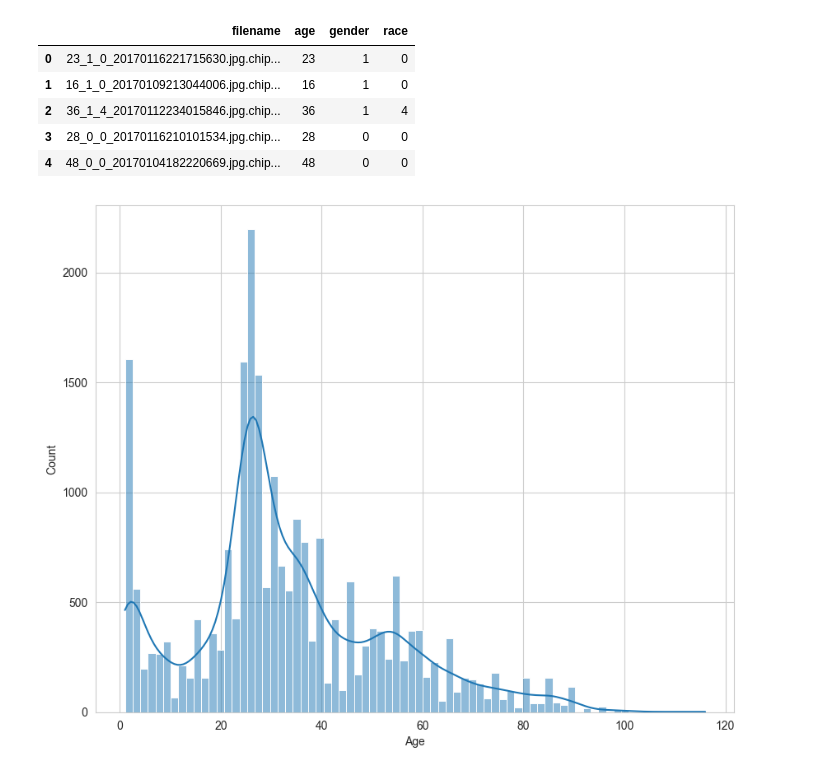
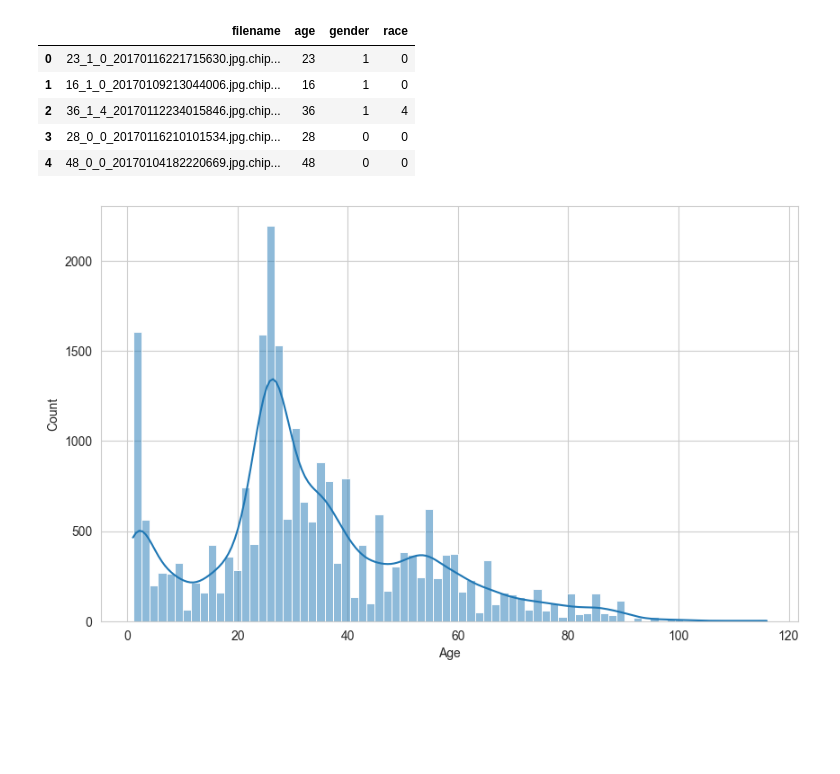
Before and after one commit to cqberg/project-null, a Jupyter notebook: eda.ipynb, the cells around one changed output. Cells and saved outputs as stored; diff of their text form; code cells hidden in the pictures; blank space fills up the shorter version.

```diff
--- a/eda.ipynb
+++ b/eda.ipynb
@@ -20,12 +20,12 @@ df.head()
 | 3 | 28_0_0_20170116210101534.jpg.chip... | 28 | 0 | 0 |
 | 4 | 48_0_0_20170104182220669.jpg.chip... | 48 | 0 | 0 |
 # %%
-plt.figure(figsize=(10,8))
+plt.figure(figsize=(10,6))
 sns.histplot(df, x="age", kde=True)
 plt.xlabel("Age")
 plt.show()
 # %% [output]
-[figure, old version]
+[figure, new version]
 # %%
 race_map = {
     0: "white",
```
Also changed, not shown: parts of 4 cells of this notebook, 3 other files.
